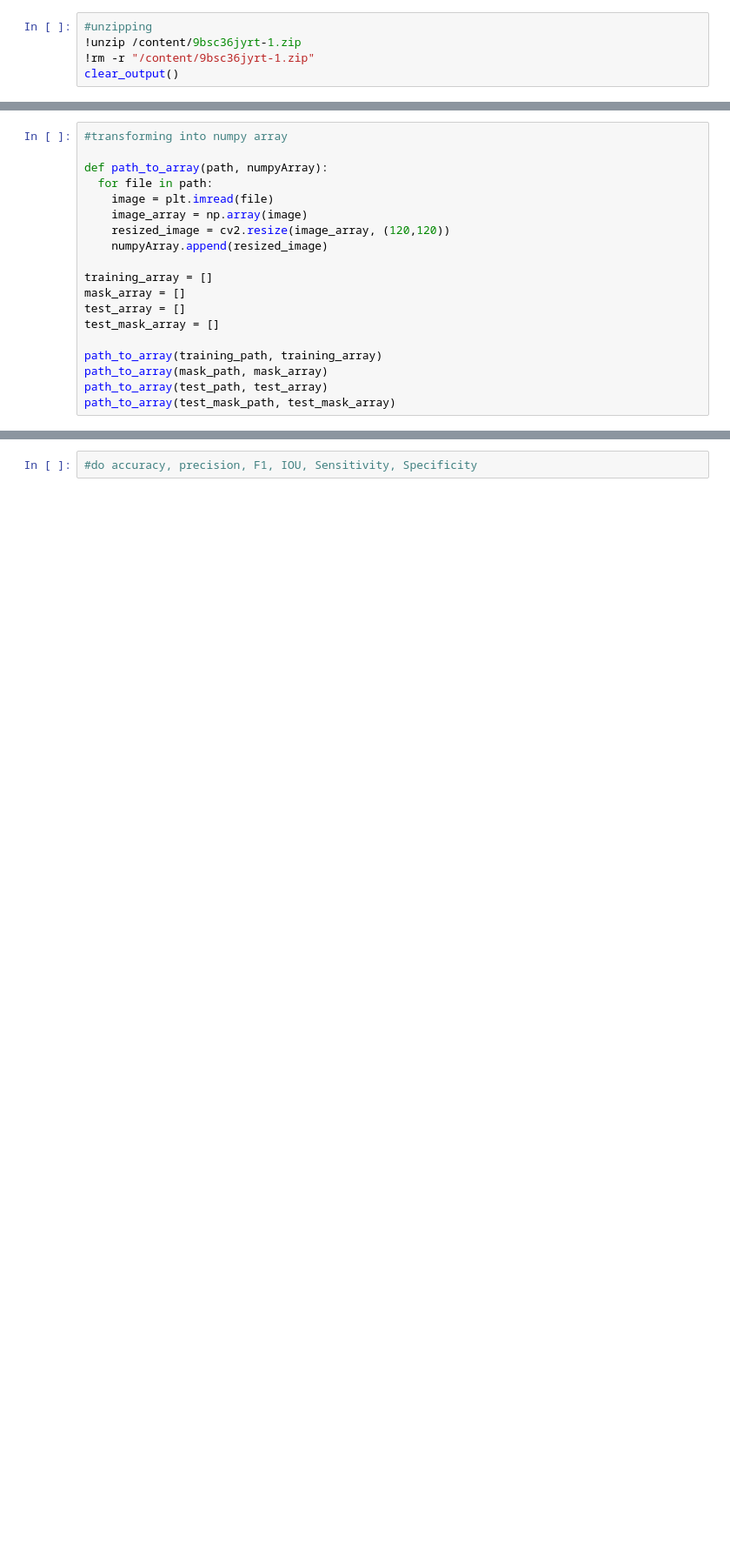
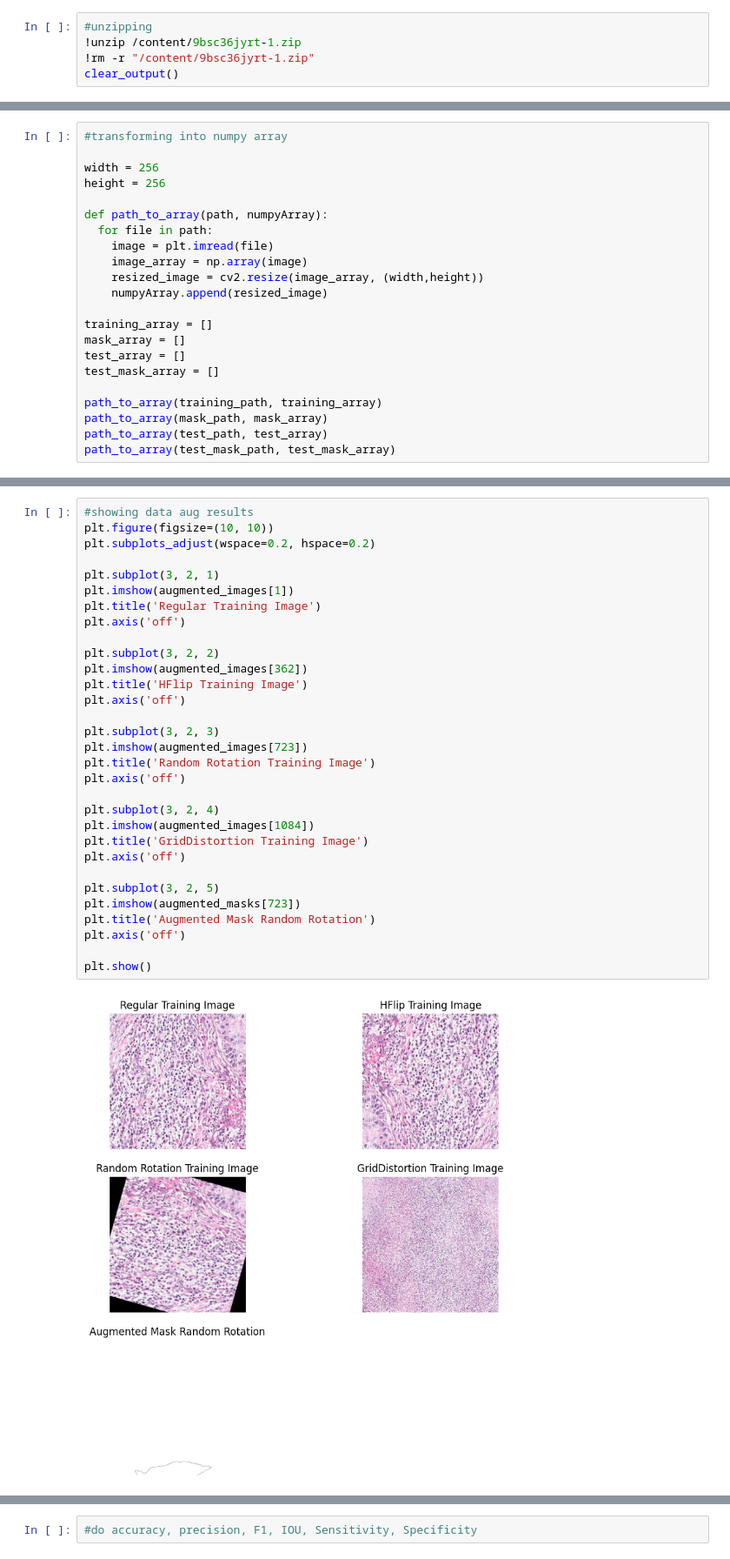
Before and after one commit to Gabril0/CNN, a Jupyter notebook: Attention_UNET_Oral_Cancer.ipynb, the cells around one changed output, grey strips where cells are left out. Shown at 87% size. Drawn from its saved outputs; the diff is of its cells as text; blank space fills up the shorter version.

```diff
--- a/Attention_UNET_Oral_Cancer.ipynb
+++ b/Attention_UNET_Oral_Cancer.ipynb
@@ -78,12 +81,15 @@ for folder in testing_folders: #appending the paths for the test images
   append_paths(folder,test_mask_path,"02-mask")
 # %%
 #transforming into numpy array
+
+width = 256
+height = 256
 
 def path_to_array(path, numpyArray):
   for file in path:
     image = plt.imread(file)
     image_array = np.array(image)
-    resized_image = cv2.resize(image_array, (120,120))
+    resized_image = cv2.resize(image_array, (width,height))
     numpyArray.append(resized_image)
 
 training_array = []
@@ -179,0 +208,33 @@ KeyboardInterrupt:
+# %%
+#showing data aug results
+plt.figure(figsize=(10, 10))
+plt.subplots_adjust(wspace=0.2, hspace=0.2)
+
+plt.subplot(3, 2, 1)
+plt.imshow(augmented_images[1])
+plt.title('Regular Training Image')
+plt.axis('off')
+
+plt.subplot(3, 2, 2)
+plt.imshow(augmented_images[362])
+plt.title('HFlip Training Image')
+plt.axis('off')
+
+plt.subplot(3, 2, 3)
+plt.imshow(augmented_images[723])
+plt.title('Random Rotation Training Image')
+plt.axis('off')
+
+plt.subplot(3, 2, 4)
+plt.imshow(augmented_images[1084])
+plt.title('GridDistortion Training Image')
+plt.axis('off')
+
+plt.subplot(3, 2, 5)
+plt.imshow(augmented_masks[723])
+plt.title('Augmented Mask Random Rotation')
+plt.axis('off')
+
+plt.show()
+# %% [output]
+[figure, added]
```
Also changed, not shown: parts of 13 cells of this notebook.
